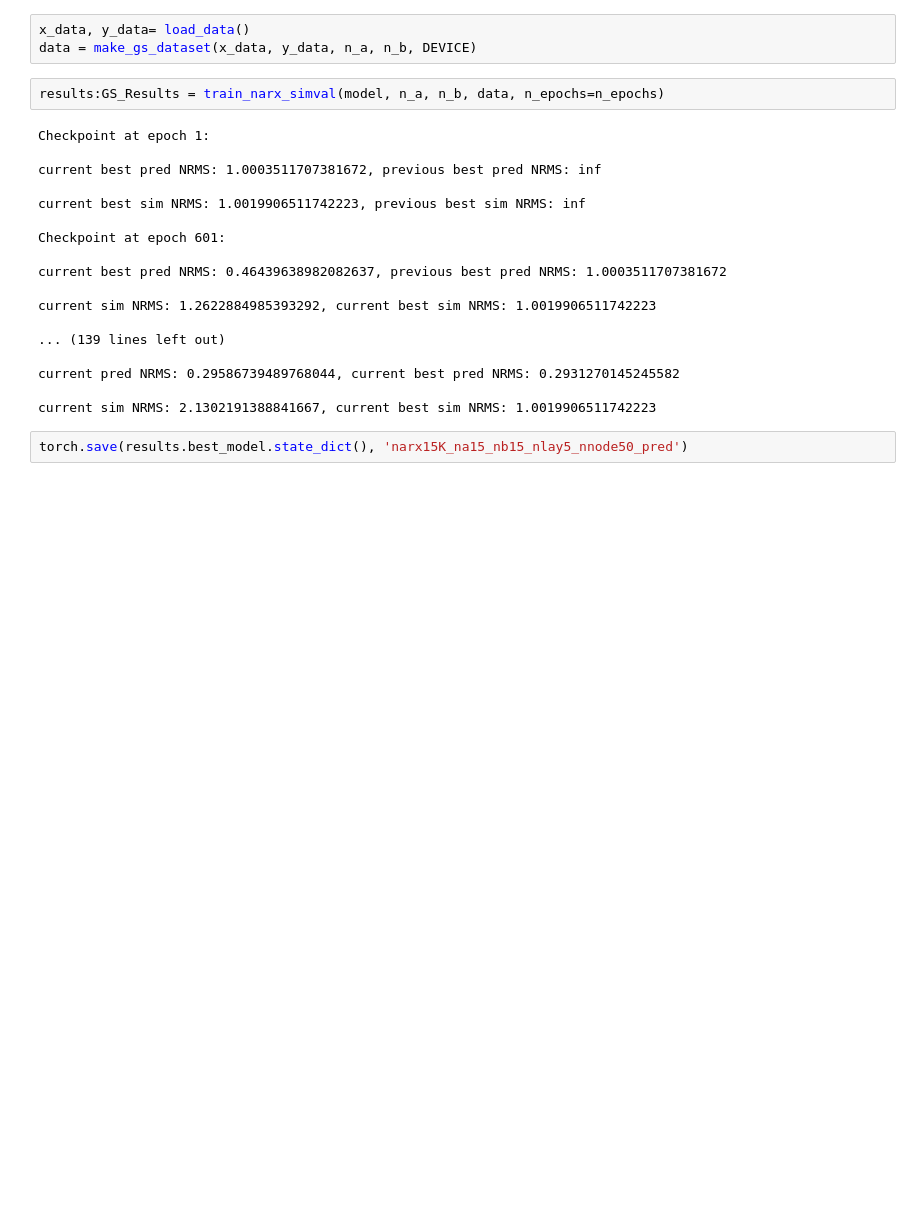
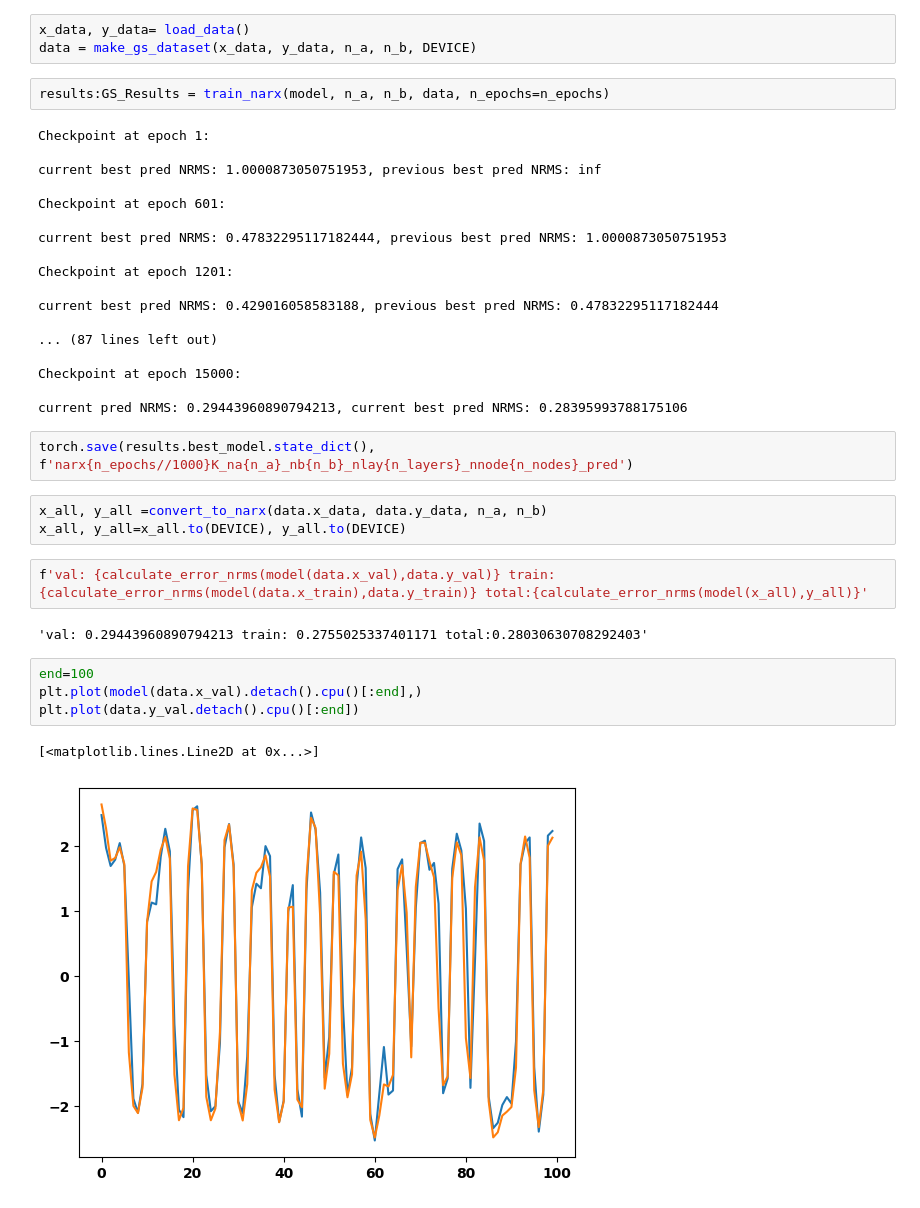
Before and after one commit to Erick-Hoogstrate/5SC28, a Jupyter notebook: __01_system_id/NARX_ANN/narx_training_pred.ipynb, the cells around one changed output. Drawn from its saved outputs; the diff is of its cells as text; blank space fills up the shorter version.

Commit message:
finish narx ann

```diff
--- a/__01_system_id/NARX_ANN/narx_training_pred.ipynb
+++ b/__01_system_id/NARX_ANN/narx_training_pred.ipynb
@@ -17,24 +17,38 @@ model=Narx(n_a+n_b,n_nodes, n_layers).to(DEVICE)
 x_data, y_data= load_data()
 data = make_gs_dataset(x_data, y_data, n_a, n_b, DEVICE)
 # %%
-results:GS_Results = train_narx_simval(model, n_a, n_b, data, n_epochs=n_epochs)
+results:GS_Results = train_narx(model, n_a, n_b, data, n_epochs=n_epochs)
 # %% [output]
 Checkpoint at epoch 1:
 
-current best pred NRMS: 1.0003511707381672, previous best pred NRMS: inf
-
-current best sim NRMS: 1.0019906511742223, previous best sim NRMS: inf
+current best pred NRMS: 1.0000873050751953, previous best pred NRMS: inf
 
 Checkpoint at epoch 601:
 
-current best pred NRMS: 0.46439638982082637, previous best pred NRMS: 1.0003511707381672
+current best pred NRMS: 0.47832295117182444, previous best pred NRMS: 1.0000873050751953
 
-current sim NRMS: 1.2622884985393292, current best sim NRMS: 1.0019906511742223
+Checkpoint at epoch 1201:
 
-... (139 lines left out)
+current best pred NRMS: 0.429016058583188, previous best pred NRMS: 0.47832295117182444
 
-current pred NRMS: 0.29586739489768044, current best pred NRMS: 0.2931270145245582
+... (87 lines left out)
 
-current sim NRMS: 2.1302191388841667, current best sim NRMS: 1.0019906511742223
+Checkpoint at epoch 15000:
+
+current pred NRMS: 0.29443960890794213, current best pred NRMS: 0.28395993788175106
-# %%
-torch.save(results.best_model.state_dict(), 'narx15K_na15_nb15_nlay5_nnode50_pred')
+# %%
+torch.save(results.best_model.state_dict(), f'narx{n_epochs//1000}K_na{n_a}_nb{n_b}_nlay{n_layers}_nnode{n_nodes}_pred')
+# %%
+x_all, y_all =convert_to_narx(data.x_data, data.y_data, n_a, n_b)
+x_all, y_all=x_all.to(DEVICE), y_all.to(DEVICE)
+# %%
+f'val: {calculate_error_nrms(model(data.x_val),data.y_val)} train: {calculate_error_nrms(model(data.x_train),data.y_train)} total:{calculate_error_nrms(model(x_all),y_all)}'
+# %% [output]
+'val: 0.29443960890794213 train: 0.2755025337401171 total:0.28030630708292403'
+# %%
+end=100
+plt.plot(model(data.x_val).detach().cpu()[:end],)
+plt.plot(data.y_val.detach().cpu()[:end])
+# %% [output]
+[<matplotlib.lines.Line2D at 0x...>]
+[figure, added]
```
Also changed, not shown: parts of 1 cell of this notebook, 4 other files.
